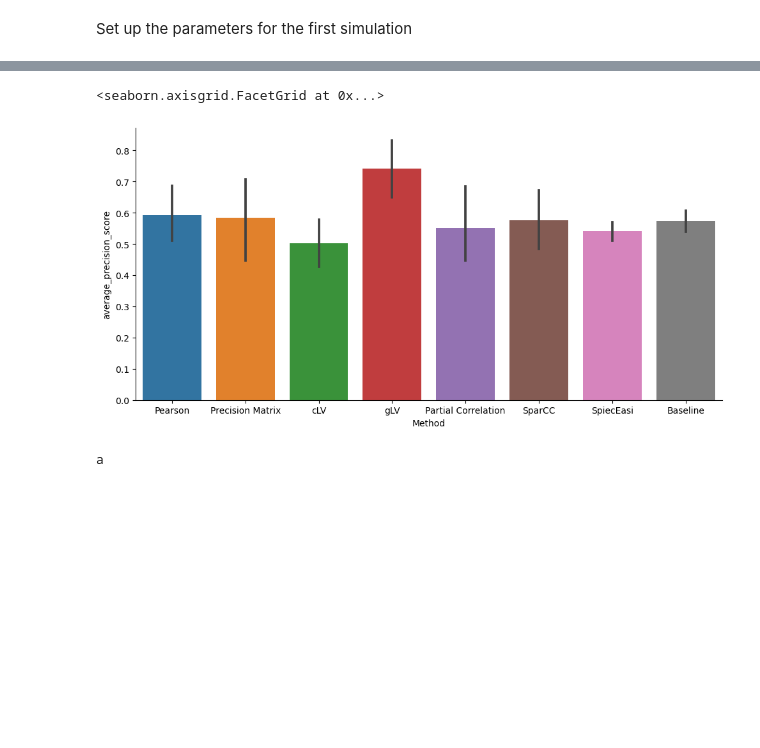
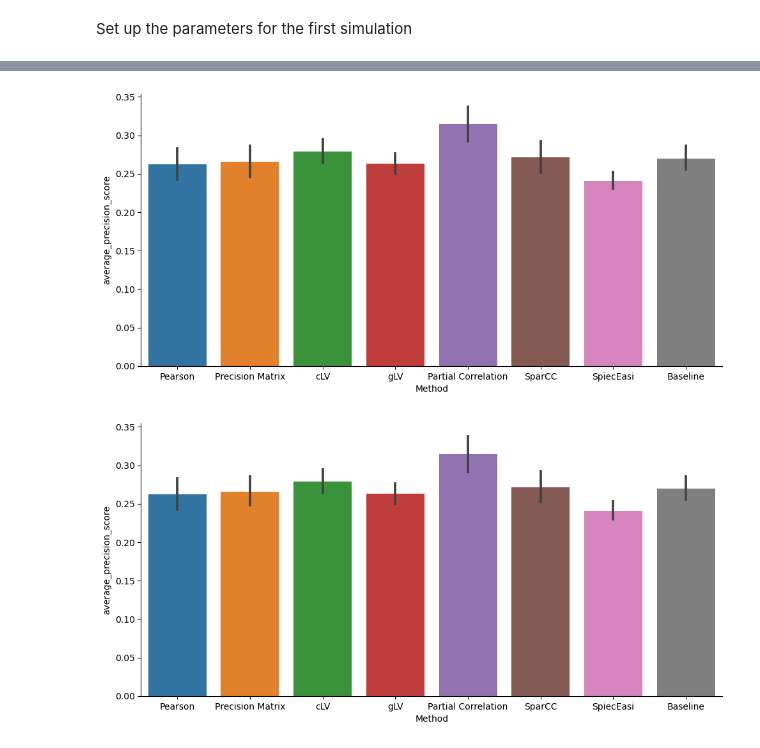
Before and after one commit to tianqitang1/microbial_network_explore, a Jupyter notebook: experiments/01_variable_param.ipynb, the cells around one changed output, grey strips where cells are left out. Saved outputs shown, nothing was run; the diff lists cells and outputs as text; code cells hidden in the pictures; blank space fills up the shorter version.

```diff
--- a/experiments/01_variable_param.ipynb
+++ b/experiments/01_variable_param.ipynb
@@ -99,9 +110,6 @@ methods = result_df.Method.unique()
 # %%
-sns.catplot(data=result_df[result_df['abs_rel']=='Absolute'], x='Method', y='average_precision_score', kind='bar', height=5, aspect=2)
+sns.catplot(data=result_df[result_df['abs_rel']=='Relative'], x='Method', y='average_precision_score', kind='bar', height=5, aspect=2)
+plt.show()
 # %% [output]
-<seaborn.axisgrid.FacetGrid at 0x...>
-[figure, old version]
+[figure, new version]
+[figure, added]
-# %%
-print('a')
-# %% [output]
-a
```
Also changed, not shown: parts of 6 cells of this notebook, 3 other files.
